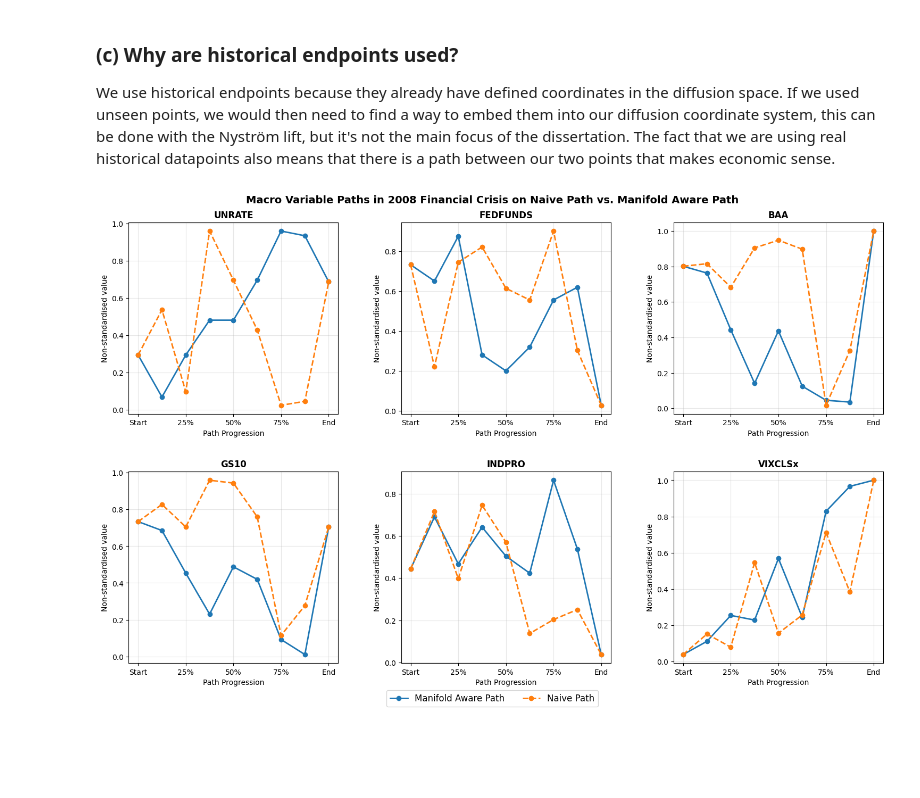
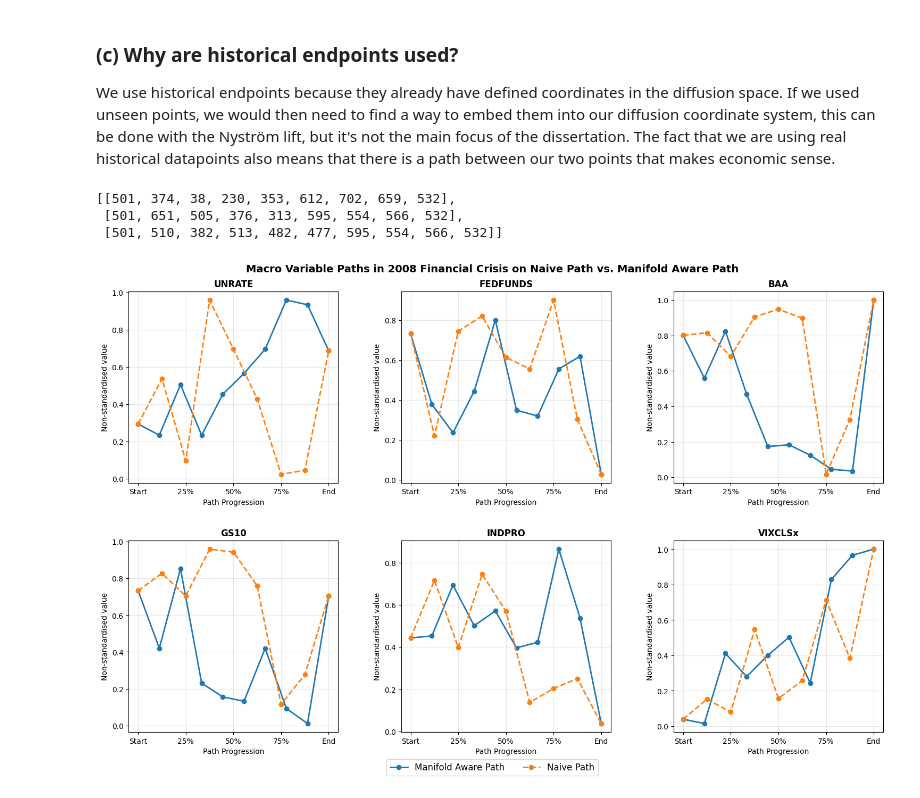
Before and after one commit to adamfowliee/JDKF_Starter, a Jupyter notebook: dissertation_brief/brief_phase4.ipynb, the cells around one changed output. Cells and saved outputs as stored; diff of their text form; code cells hidden in the pictures; blank space fills up the shorter version.

```diff
--- a/dissertation_brief/brief_phase4.ipynb
+++ b/dissertation_brief/brief_phase4.ipynb
@@ -230,37 +230,43 @@ plt.tight_layout(); plt.show()
 ### (c) Why are historical endpoints used?
 
 We use historical endpoints because they already have defined coordinates in the diffusion space. If we used unseen points, we would then need to find a way to embed them into our diffusion coordinate system, this can be done with the Nyström lift, but it's not the main focus of the dissertation. The fact that we are using real historical datapoints also means that there is a path between our two points that makes economic sense.
+# %%
+stress_paths["2006 benign -> 2008 GFC"]
+# %% [output]
+[[501, 374, 38, 230, 353, 612, 702, 659, 532],
+ [501, 651, 505, 376, 313, 595, 554, 566, 532],
+ [501, 510, 382, 513, 482, 477, 595, 554, 566, 532]]
 # %%
-naive_path, dense_path = stress_paths["GFC"]
+naive_path, beta_075, beta_150 = stress_paths["2006 benign -> 2008 GFC"]
 
 selected_vars = ["UNRATE", "FEDFUNDS", "BAA", "GS10", "INDPRO", "VIXCLSx"]
 
-dense_path_step = df.iloc[dense_path][selected_vars].reset_index(drop=True)
+dense_path_step = df.iloc[beta_150][selected_vars].reset_index(drop=True)
 naive_path_step = df.iloc[naive_path][selected_vars].reset_index(drop=True)
 dense_x = np.linspace(0, 1, len(dense_path_step))
 naive_x = np.linspace(0, 1, len(naive_path_step))
 
 fig, axes = plt.subplots(2, 3, figsize=(15, 10))
 axes_flat = axes.flatten()
 
 for i, var in enumerate(selected_vars):
     ax = axes_flat[i]
     ax.plot(dense_x, dense_path_step[var], marker="o", color="tab:blue", linewidth=2)
     ax.plot(naive_x, naive_path_step[var], marker="o", color="tab:orange", linewidth=2, linestyle="--")
 
     ax.set_title(var, fontsize=12, fontweight='bold')
 
     ax.set_xlabel("Path Progression"); ax.set_xlim(-0.05, 1.05)
     ax.set_xticks([0, 0.25, 0.5, 0.75, 1.0])
     ax.set_xticklabels(["Start", "25%", "50%", "75%", "End"])
     ax.set_ylabel("Non-standardised value")
     ax.grid(alpha=0.3)
 
 fig.legend(labels=["Manifold Aware Path", "Naive Path"], loc="lower center", ncol=2, fontsize=12,bbox_to_anchor=(0.5, 0.01))
 plt.suptitle("Macro Variable Paths in 2008 Financial Crisis on Naive Path vs. Manifold Aware Path", fontsize=14, fontweight='bold')
 
 plt.tight_layout()
 plt.subplots_adjust(bottom=0.10, hspace=0.3, wspace=0.3)
 plt.show()
 # %% [output]
-[figure, old version]
+[figure, new version]
```
Also changed, not shown: 5 other files.
